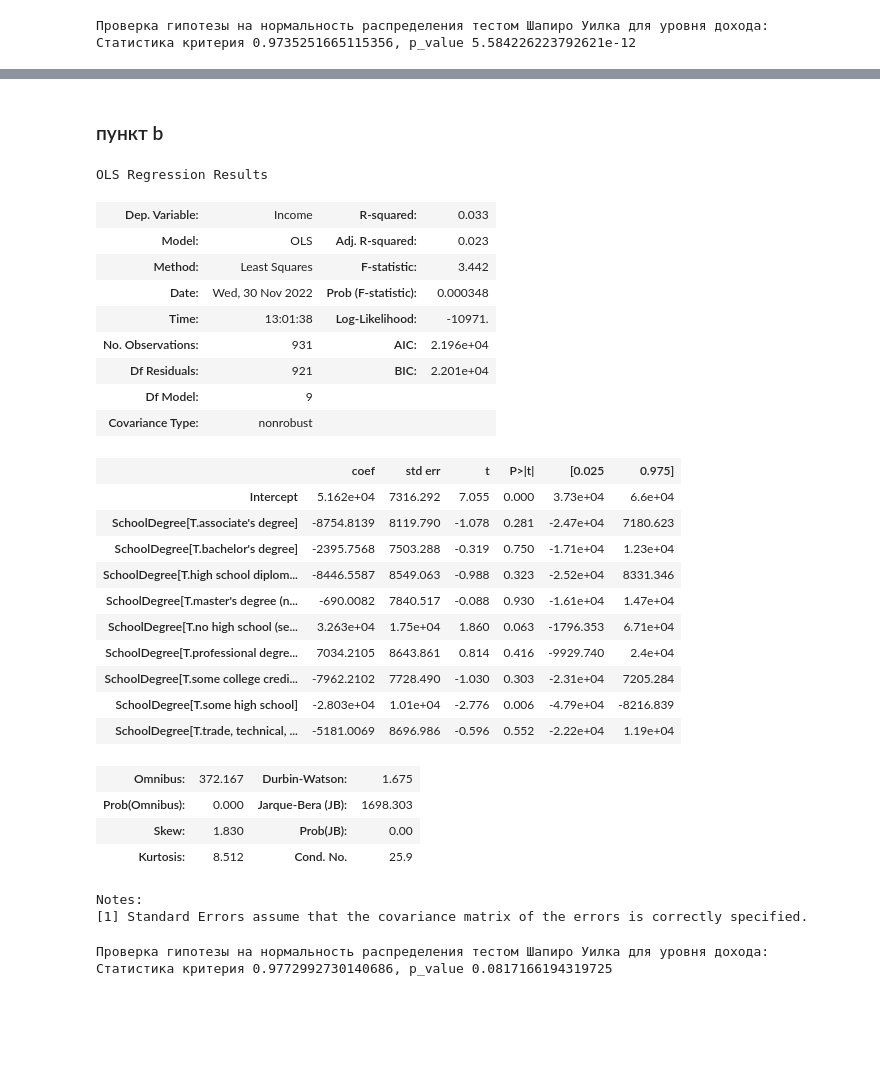
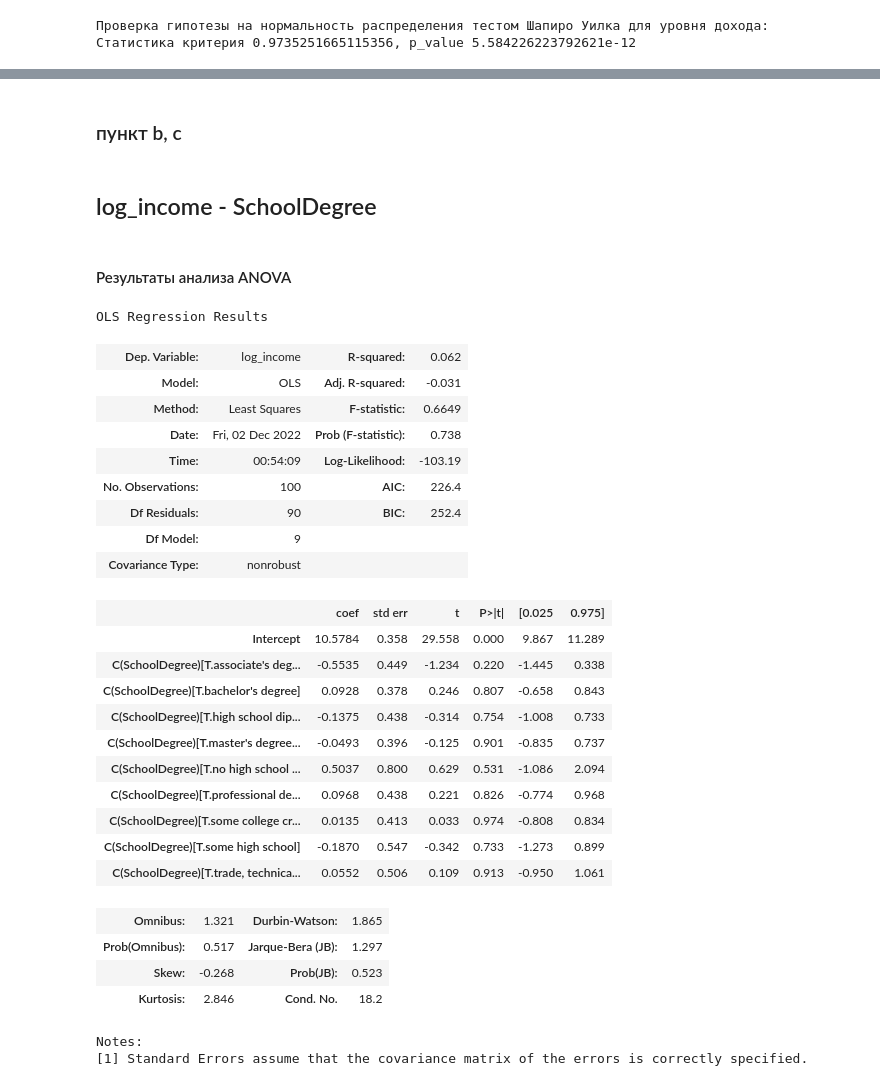
Before and after one commit to ForwardMoth/stdb_lab, a Jupyter notebook: lab5/lab5.ipynb, the cells around one changed output, grey strips where cells are left out. Cells and saved outputs as stored; diff of their text form; code cells hidden in the pictures; blank space fills up the shorter version.

```diff
--- a/lab5/lab5.ipynb
+++ b/lab5/lab5.ipynb
@@ -96,5 +115,5 @@ print(f"Статистика критерия {z}, p_value {p}")
 # %% [markdown]
-### пункт b
+### пункт b, c
 # %%
 import statsmodels.api as sm
 from statsmodels.formula.api import ols
@@ -101,31 +122,35 @@ from statsmodels.formula.api import ols
+# %% [markdown]
+## log_income - SchoolDegree
+# %% [markdown]
+#### Результаты анализа ANOVA
 # %%
-model =  ols("Income ~ SchoolDegree", df2).fit()
+model =  ols("log_income ~ C(SchoolDegree)", df3).fit()
 model.summary()
 # %% [output]
 OLS Regression Results
-| Dep. Variable: | Income | R-squared: | 0.033 |
-| Model: | OLS | Adj. R-squared: | 0.023 |
-| Method: | Least Squares | F-statistic: | 3.442 |
-| Date: | Wed, 30 Nov 2022 | Prob (F-statistic): | 0.000348 |
-| Time: | 13:01:38 | Log-Likelihood: | -10971. |
-| No. Observations: | 931 | AIC: | 2.196e+04 |
-| Df Residuals: | 921 | BIC: | 2.201e+04 |
+| Dep. Variable: | log_income | R-squared: | 0.062 |
+| Model: | OLS | Adj. R-squared: | -0.031 |
+| Method: | Least Squares | F-statistic: | 0.6649 |
+| Date: | Fri, 02 Dec 2022 | Prob (F-statistic): | 0.738 |
+| Time: | 00:54:09 | Log-Likelihood: | -103.19 |
+| No. Observations: | 100 | AIC: | 226.4 |
+| Df Residuals: | 90 | BIC: | 252.4 |
 | Df Model: | 9 |  |  |
 | Covariance Type: | nonrobust |  |  |
 |  | coef | std err | t | P>|t| | [0.025 | 0.975] |
-| Intercept | 5.162e+04 | 7316.292 | 7.055 | 0.000 | 3.73e+04 | 6.6e+04 |
-| SchoolDegree[T.associate's degree] | -8754.8139 | 8119.790 | -1.078 | 0.281 | -2.47e+04 | 7180.623 |
-| SchoolDegree[T.bachelor's degree] | -2395.7568 | 7503.288 | -0.319 | 0.750 | -1.71e+04 | 1.23e+04 |
-| SchoolDegree[T.high school diplom... | -8446.5587 | 8549.063 | -0.988 | 0.323 | -2.52e+04 | 8331.346 |
-| SchoolDegree[T.master's degree (n... | -690.0082 | 7840.517 | -0.088 | 0.930 | -1.61e+04 | 1.47e+04 |
-| SchoolDegree[T.no high school (se... | 3.263e+04 | 1.75e+04 | 1.860 | 0.063 | -1796.353 | 6.71e+04 |
-| SchoolDegree[T.professional degre... | 7034.2105 | 8643.861 | 0.814 | 0.416 | -9929.740 | 2.4e+04 |
-| SchoolDegree[T.some college credi... | -7962.2102 | 7728.490 | -1.030 | 0.303 | -2.31e+04 | 7205.284 |
-| SchoolDegree[T.some high school] | -2.803e+04 | 1.01e+04 | -2.776 | 0.006 | -4.79e+04 | -8216.839 |
-| SchoolDegree[T.trade, technical, ... | -5181.0069 | 8696.986 | -0.596 | 0.552 | -2.22e+04 | 1.19e+04 |
+| Intercept | 10.5784 | 0.358 | 29.558 | 0.000 | 9.867 | 11.289 |
+| C(SchoolDegree)[T.associate's deg... | -0.5535 | 0.449 | -1.234 | 0.220 | -1.445 | 0.338 |
+| C(SchoolDegree)[T.bachelor's degree] | 0.0928 | 0.378 | 0.246 | 0.807 | -0.658 | 0.843 |
+| C(SchoolDegree)[T.high school dip... | -0.1375 | 0.438 | -0.314 | 0.754 | -1.008 | 0.733 |
+| C(SchoolDegree)[T.master's degree... | -0.0493 | 0.396 | -0.125 | 0.901 | -0.835 | 0.737 |
+| C(SchoolDegree)[T.no high school ... | 0.5037 | 0.800 | 0.629 | 0.531 | -1.086 | 2.094 |
+| C(SchoolDegree)[T.professional de... | 0.0968 | 0.438 | 0.221 | 0.826 | -0.774 | 0.968 |
+| C(SchoolDegree)[T.some college cr... | 0.0135 | 0.413 | 0.033 | 0.974 | -0.808 | 0.834 |
+| C(SchoolDegree)[T.some high school] | -0.1870 | 0.547 | -0.342 | 0.733 | -1.273 | 0.899 |
+| C(SchoolDegree)[T.trade, technica... | 0.0552 | 0.506 | 0.109 | 0.913 | -0.950 | 1.061 |
-| Omnibus: | 372.167 | Durbin-Watson: | 1.675 |
-| Prob(Omnibus): | 0.000 | Jarque-Bera (JB): | 1698.303 |
-| Skew: | 1.830 | Prob(JB): | 0.00 |
-| Kurtosis: | 8.512 | Cond. No. | 25.9 |
+| Omnibus: | 1.321 | Durbin-Watson: | 1.865 |
+| Prob(Omnibus): | 0.517 | Jarque-Bera (JB): | 1.297 |
+| Skew: | -0.268 | Prob(JB): | 0.523 |
+| Kurtosis: | 2.846 | Cond. No. | 18.2 |
 Notes:
 [1] Standard Errors assume that the covariance matrix of the errors is correctly specified.
@@ -134,7 +156,0 @@ df3 = df2[:100]
-# %%
-print(f"Проверка гипотезы на нормальность распределения тестом Шапиро Уилка для уровня дохода:")
-z, p = sts.shapiro(df3.log_income)
-print(f"Статистика критерия {z}, p_value {p}")
-# %% [output]
-Проверка гипотезы на нормальность распределения тестом Шапиро Уилка для уровня дохода:
-Статистика критерия 0.9772992730140686, p_value 0.0817166194319725
```
Also changed, not shown: parts of 77 cells of this notebook.
